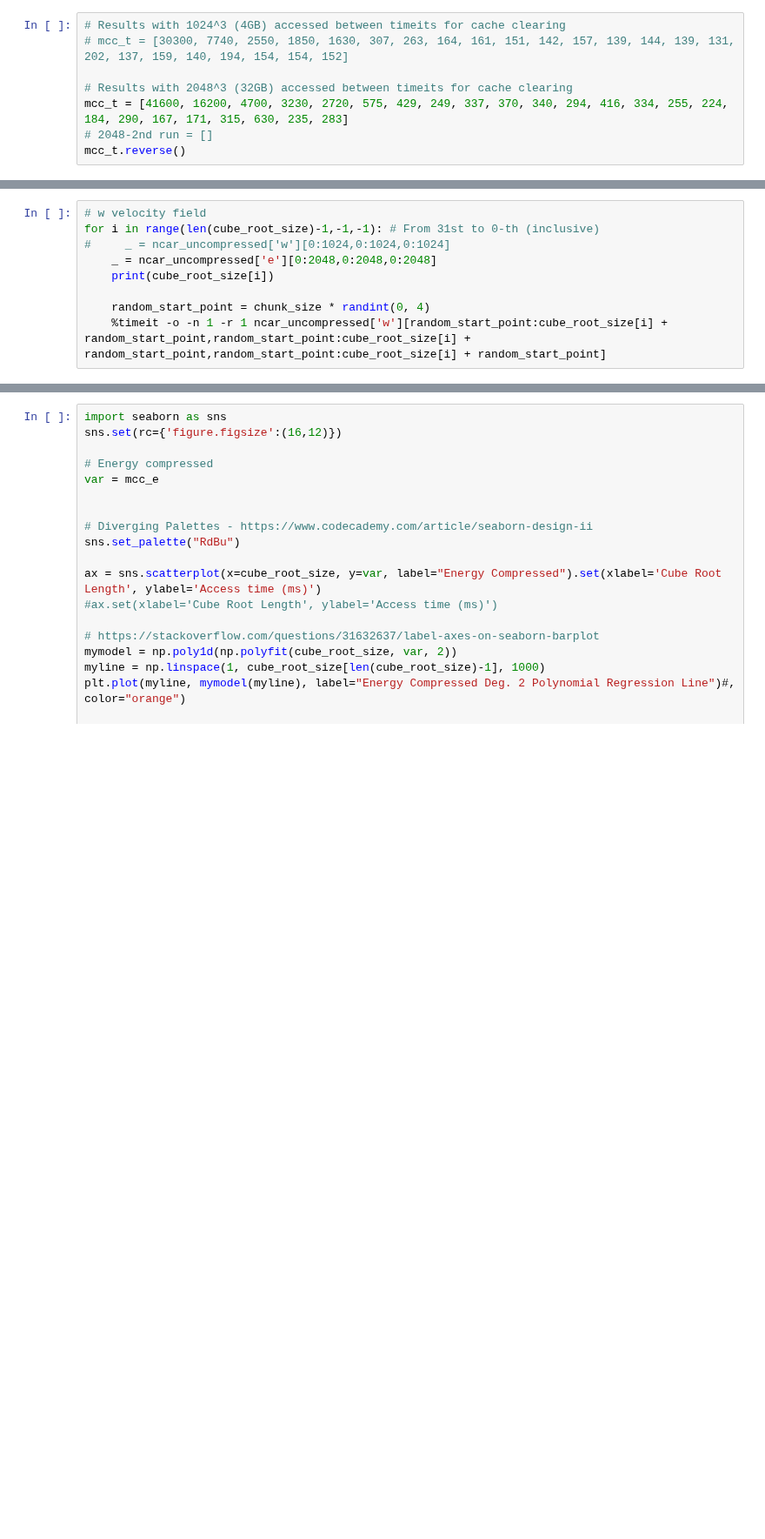
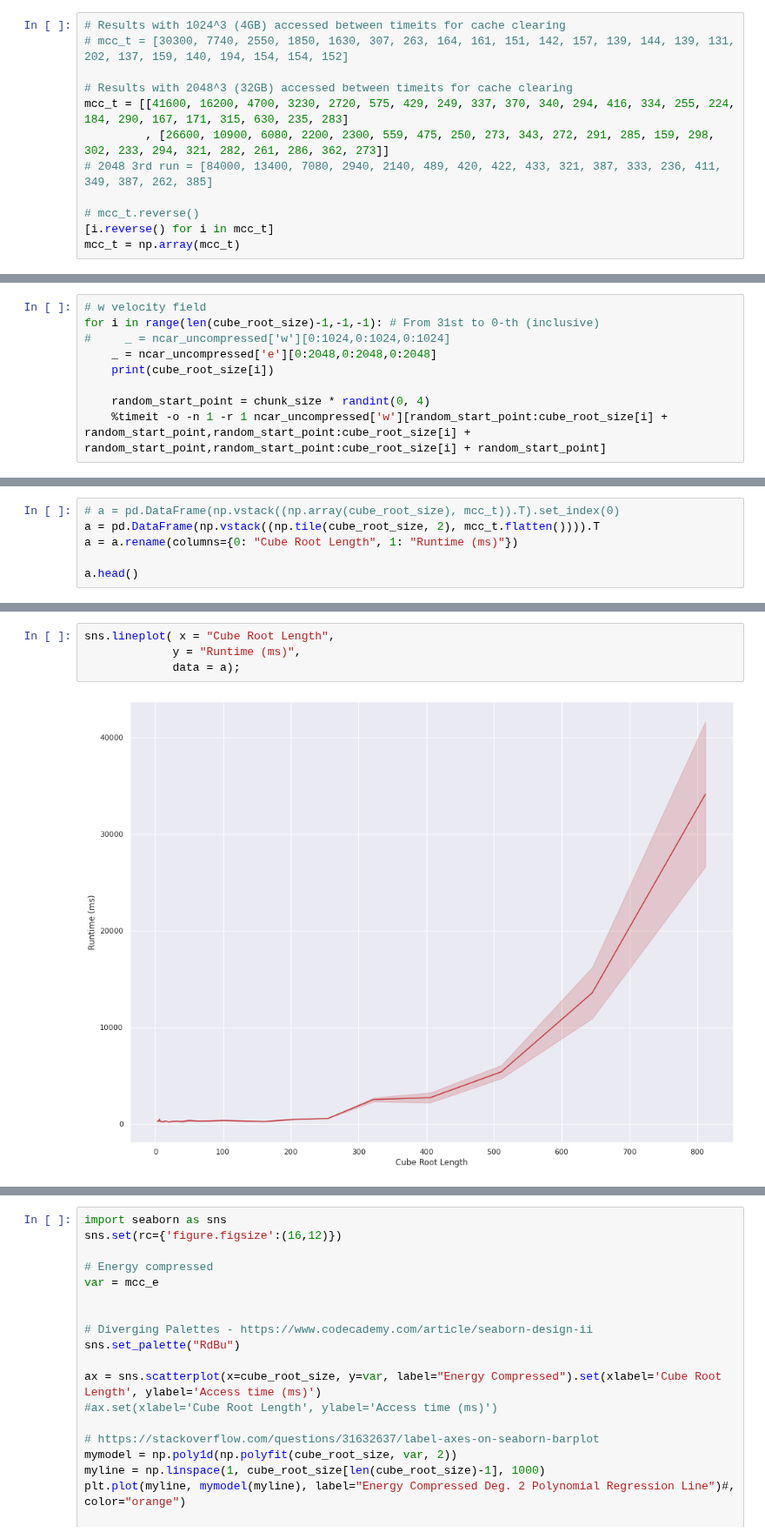
Before and after one commit to ariellubonja/ncar-zarr-code, a Jupyter notebook: compression-tradeoff-1-var.ipynb, the cells around one changed output, grey strips where cells are left out. Shown at 87% size. Drawn from its saved outputs; the diff is of its cells as text; blank space fills up the shorter version.

```diff
--- a/compression-tradeoff-1-var.ipynb
+++ b/compression-tradeoff-1-var.ipynb
@@ -481,9 +493,13 @@ for i in range(len(cube_root_size)-1,-1,-1): # From 31st to 0-th (inclusive)
 # mcc_t = [30300, 7740, 2550, 1850, 1630, 307, 263, 164, 161, 151, 142, 157, 139, 144, 139, 131, 202, 137, 159, 140, 194, 154, 154, 152]
 
 # Results with 2048^3 (32GB) accessed between timeits for cache clearing
-mcc_t = [41600, 16200, 4700, 3230, 2720, 575, 429, 249, 337, 370, 340, 294, 416, 334, 255, 224, 184, 290, 167, 171, 315, 630, 235, 283]
-# 2048-2nd run = []
-mcc_t.reverse()
+mcc_t = [[41600, 16200, 4700, 3230, 2720, 575, 429, 249, 337, 370, 340, 294, 416, 334, 255, 224, 184, 290, 167, 171, 315, 630, 235, 283]
+         , [26600, 10900, 6080, 2200, 2300, 559, 475, 250, 273, 343, 272, 291, 285, 159, 298, 302, 233, 294, 321, 282, 261, 286, 362, 273]]
+# 2048 3rd run = [84000, 13400, 7080, 2940, 2140, 489, 420, 422, 433, 321, 387, 333, 236, 411, 349, 387, 262, 385]
+
+# mcc_t.reverse()
+[i.reverse() for i in mcc_t]
+mcc_t = np.array(mcc_t)
 # %% [markdown]
 ## Uncompressed
 # %%
@@ -544,0 +667,6 @@ mcu_t.reverse()
+# %%
+# a = pd.DataFrame(np.vstack((np.array(cube_root_size), mcc_t)).T).set_index(0)
+a = pd.DataFrame(np.vstack((np.tile(cube_root_size, 2), mcc_t.flatten()))).T
+a = a.rename(columns={0: "Cube Root Length", 1: "Runtime (ms)"})
+
+a.head()
@@ -544,0 +680,6 @@ mcu_t.reverse()
+# %%
+sns.lineplot( x = "Cube Root Length",
+             y = "Runtime (ms)",
+             data = a);
+# %% [output]
+[figure, added]
```
Also changed, not shown: parts of 24 cells of this notebook.
